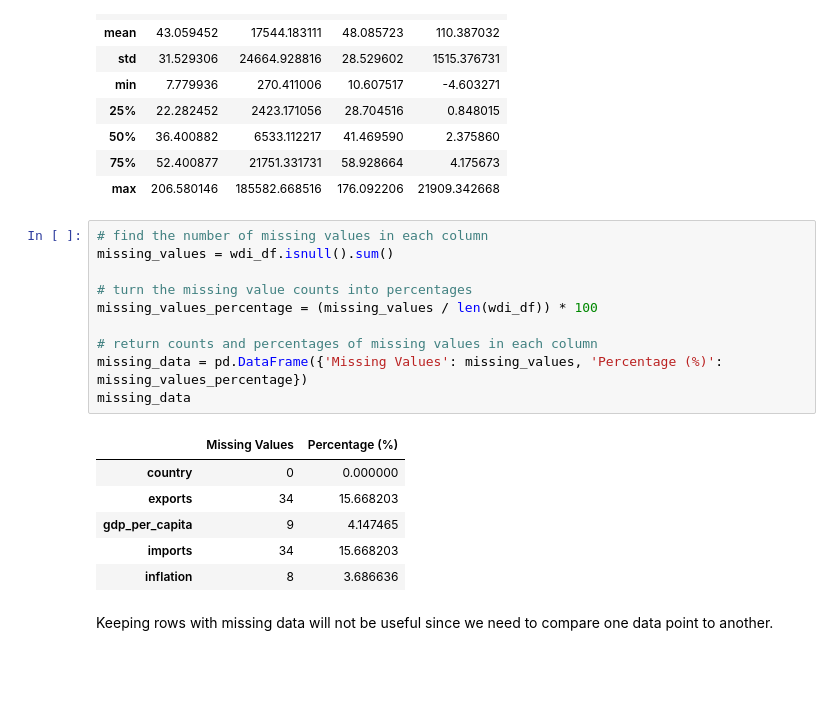
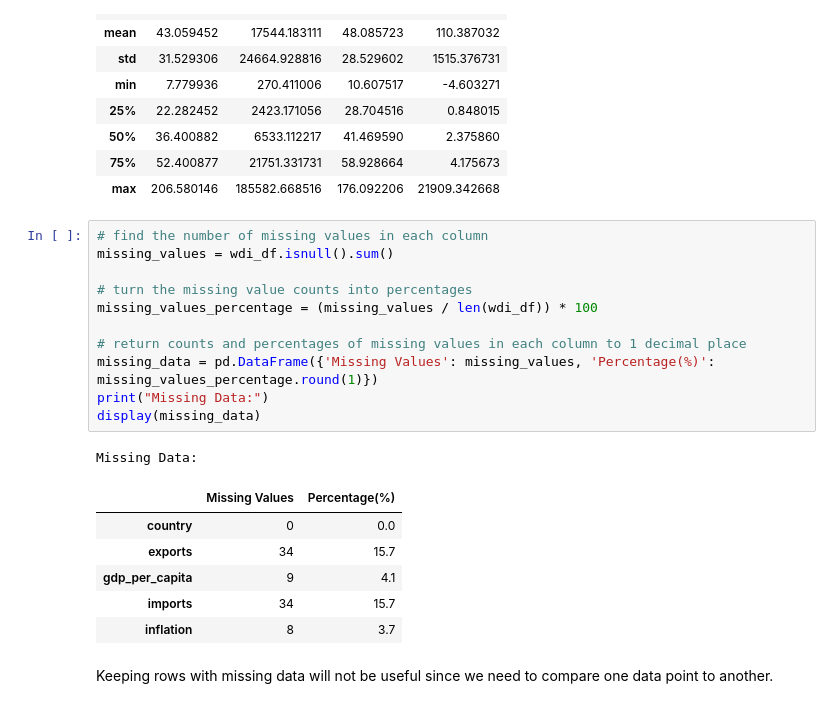
Before and after one commit to chipojaya1/ISS-Economic-Distance, a Jupyter notebook: Economic_distance_analysis.ipynb, the cells around one changed output. Saved outputs shown, nothing was run; the diff lists cells and outputs as text; blank space fills up the shorter version.

```diff
--- a/Economic_distance_analysis.ipynb
+++ b/Economic_distance_analysis.ipynb
@@ -154,20 +157,22 @@ Summary Statistics:
 # %%
 # find the number of missing values in each column
 missing_values = wdi_df.isnull().sum()
 
 # turn the missing value counts into percentages
 missing_values_percentage = (missing_values / len(wdi_df)) * 100
 
-# return counts and percentages of missing values in each column
-missing_data = pd.DataFrame({'Missing Values': missing_values, 'Percentage (%)': missing_values_percentage})
-missing_data
+# return counts and percentages of missing values in each column to 1 decimal place
+missing_data = pd.DataFrame({'Missing Values': missing_values, 'Percentage(%)': missing_values_percentage.round(1)})
+print("Missing Data:")
+display(missing_data)
 # %% [output]
+Missing Data:
-|  | Missing Values | Percentage (%) |
-| country | 0 | 0.000000 |
-| exports | 34 | 15.668203 |
-| gdp_per_capita | 9 | 4.147465 |
-| imports | 34 | 15.668203 |
-| inflation | 8 | 3.686636 |
+|  | Missing Values | Percentage(%) |
+| country | 0 | 0.0 |
+| exports | 34 | 15.7 |
+| gdp_per_capita | 9 | 4.1 |
+| imports | 34 | 15.7 |
+| inflation | 8 | 3.7 |
 # %% [markdown]
 Keeping rows with missing data will not be useful since we need to compare one data point to another.
 # %%
```
Also changed, not shown: parts of 9 cells of this notebook.
